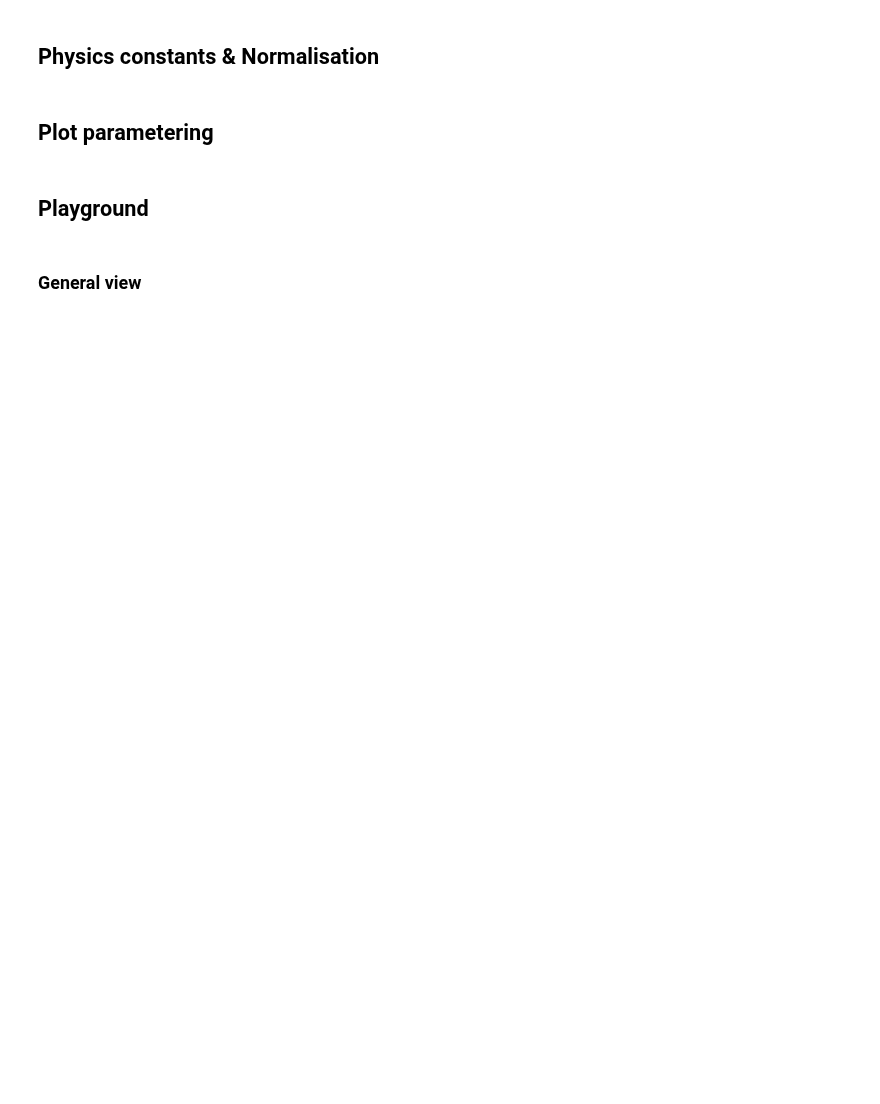
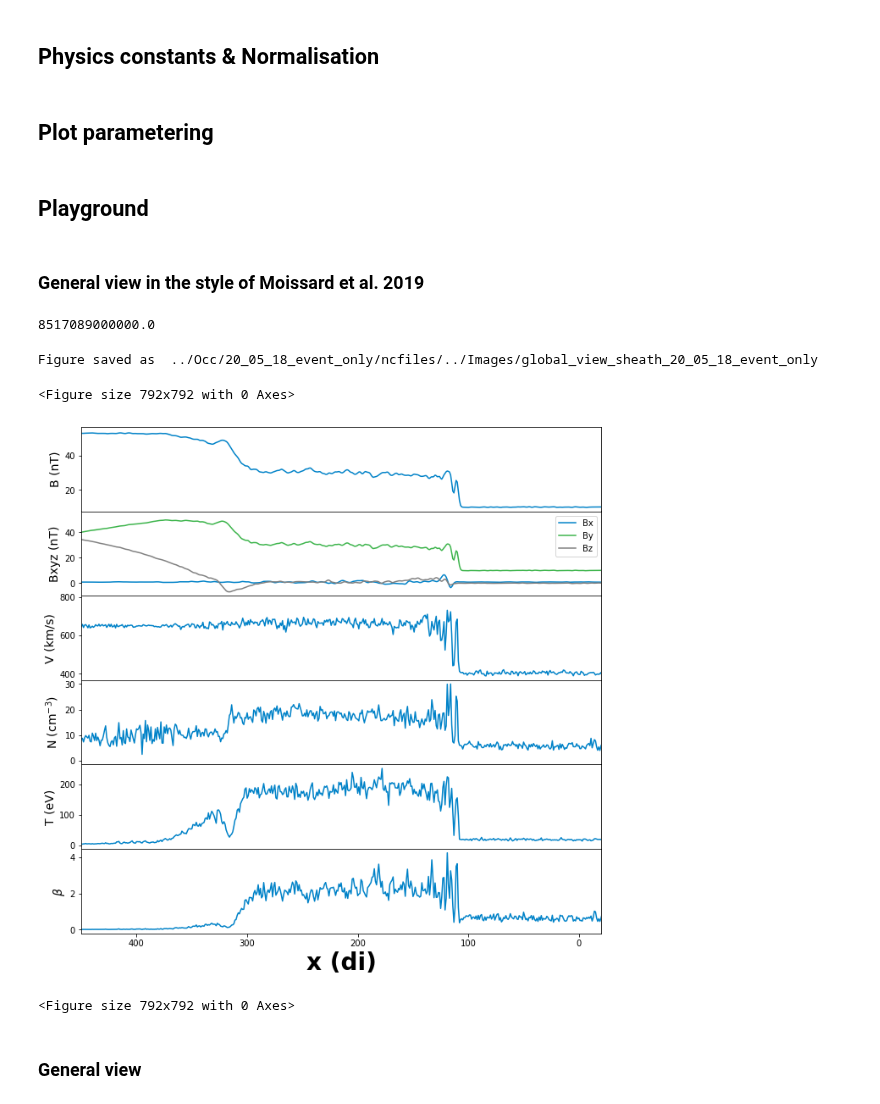
Before and after one commit to cmoissar/Jupyter-Notebooks, a Jupyter notebook: workpad.ipynb, the cells around one changed output. Saved outputs shown, nothing was run; the diff lists cells and outputs as text; code cells hidden in the pictures; blank space fills up the shorter version.

```diff
--- a/workpad.ipynb
+++ b/workpad.ipynb
@@ -108,14 +93,16 @@ This should be close to 0: 0.0
 Cluster = 'Zoidberg'
 Cluster = 'Curie'
 Cluster = 'Occ'
-#run_name = '20_05_18_event_only'
-run_name = '21_07_06_event_only_uz_and_p3_without_cloud_dx=0.5'
+run_name = '20_05_18_event_only'
+#run_name = '21_07_06_event_only_uz_and_p3_without_cloud_dx=0.25'
 
-time = 225
+time = 210
 time = '%05d' % time    # Change the time to string format, needed by functions
 
 filepath = '../' + Cluster + '/' + run_name + '/ncfiles/'
 date = re.search('w_(.+?)_t', glob.glob(filepath+'Magw*_t'+time+'.nc')[0]).group(1)
 
 print(date)
+
+filepath_out = filepath+'../Images/'
 # %% [output]
@@ -252,6 +252,77 @@ n = 1e6
 # %matplotlib notebook
 # %% [markdown]
 ## Playground
+# %% [markdown]
+### General view in the style of Moissard et al. 2019
+# %%
+np.mean((3/2)*MD.t*MD.n*N[:, ny0, nz0]*T[:, ny0, nz0])
+# %% [output]
+8517089000000.0
+# %%
+b_norm = MD.norm((B[0][:, ny0, nz0], B[1][:, ny0, nz0], B[2][:, ny0, nz0]))
+v_norm = MD.norm((V[0][:, ny0, nz0], V[1][:, ny0, nz0], V[2][:, ny0, nz0]))
+
+e_th = (3/2)*MD.kB*MD.n*N[:, ny0, nz0]*MD.t*T[:, ny0, nz0]
+e_mag = (b*MD.norm(B)[:, ny0, nz0])**2/(2*MD.µ0)
+beta = e_th / e_mag
+
+# def cm2inch(value):
+#     return value / 2.54
+# plt.figure(figsize=(cm2inch(21), cm2inch(29.7)))
+
+flatui = ["#0082c8" , "#3cb44b", "#808080", "#e74c3c", "#34495e", "#2ecc71"]
+plt.rcParams['axes.prop_cycle'] = plt.cycler(color=flatui)
+
+rcParams["figure.figsize"] = [11, 11]
+gs = GridSpec(6, 1)
+fsize = 14
+
+axe = plt.subplot(gs[0])
+plt.plot(x, b_norm)
+plt.ylabel('B (nT)', fontsize=fsize)
+axe.get_xaxis().set_visible(False)
+
+axe = plt.subplot(gs[1], sharex=axe)
+plt.plot(x[:], B[0][:, ny0, nz0], label='Bx')
+plt.plot(x[:], B[1][:, ny0, nz0], label='By')
+plt.plot(x[:], B[2][:, ny0, nz0], label='Bz')
+plt.legend()
+plt.ylabel('Bxyz (nT)', fontsize=fsize)
+axe.get_xaxis().set_visible(False)
+
+axe = plt.subplot(gs[2], sharex=axe)
+plt.plot(x[:], v_norm)
+plt.ylabel('V (km/s)', fontsize=fsize)
+axe.get_xaxis().set_visible(False)
+
+axe = plt.subplot(gs[3], sharex=axe)
+plt.plot(x[:], N[:, ny0, nz0])
+plt.ylabel(r'N (cm$^{-3}$)', fontsize=fsize)
+axe.get_xaxis().set_visible(False)
+
+axe = plt.subplot(gs[4], sharex=axe)
+plt.plot(x[:], T[:, ny0, nz0])
+plt.ylabel('T (eV)', fontsize=fsize)
+axe.get_xaxis().set_visible(False)
+
+axe = plt.subplot(gs[5], sharex=axe)
+plt.plot(x[:], beta)
+plt.ylabel(r'$\beta$', fontsize=fsize)
+
+plt.xlim([450, -20])
+plt.xlabel('x (di)', fontsize=fsize*2, weight='bold')
+plt.subplots_adjust(hspace=0)
+
+fileout = "global_view_sheath_"+run_name
+plt.savefig(filepath_out + fileout, dpi=150)
+print('Figure saved as ', filepath_out + fileout)
+
+plt.figure()
+# %% [output]
+Figure saved as  ../Occ/20_05_18_event_only/ncfiles/../Images/global_view_sheath_20_05_18_event_only
+<Figure size 792x792 with 0 Axes>
+[figure, added]
+<Figure size 792x792 with 0 Axes>
 # %% [markdown]
 ### General view
 # %%
```
Also changed, not shown: parts of 36 cells of this notebook, 2 other files.
